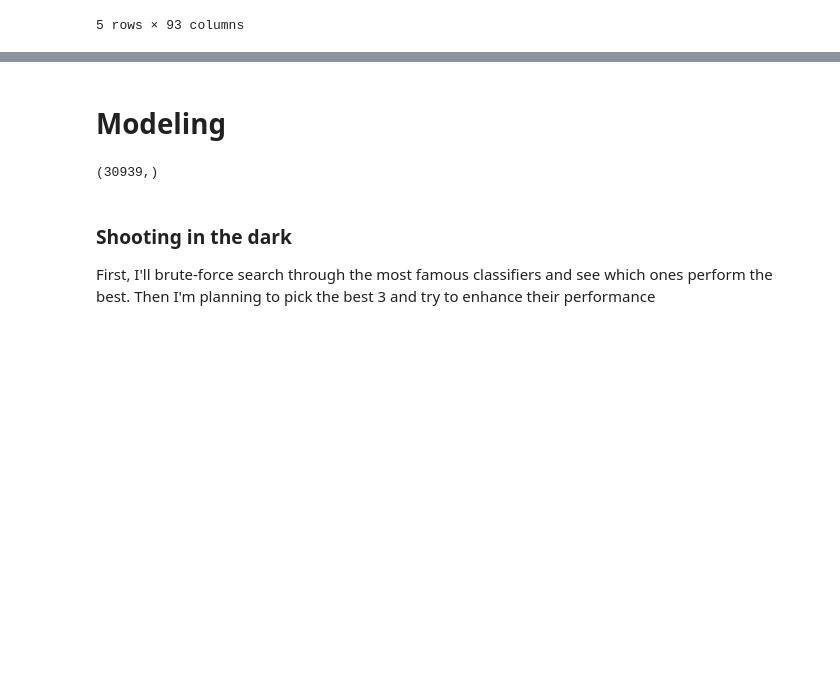
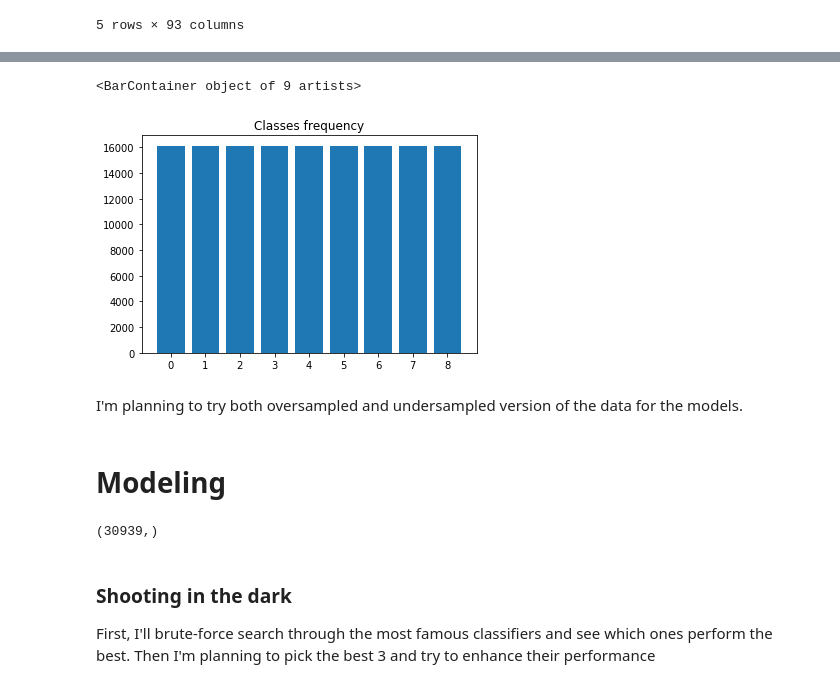
Before and after one commit to abdelrahmanYaseen/ML_HW2, a Jupyter notebook: Otto.ipynb, the cells around one changed output, grey strips where cells are left out. Drawn from its saved outputs; the diff is of its cells as text; code cells hidden in the pictures; blank space fills up the shorter version.

```diff
--- a/Otto.ipynb
+++ b/Otto.ipynb
@@ -48,3 +74,17 @@ X_scaled.head()
+# %%
+from imblearn.over_sampling import RandomOverSampler
+rus = RandomOverSampler(random_state=0)
+rus.fit(X_scaled, Y)
+X_oversampled, Y_oversampled = rus.fit_resample(X, Y)
+# %%
+plt.xticks(range(9))
+plt.title("Classes frequency")
+plt.bar(range(9),dict(Counter(Y_oversampled)).values())
+# %% [output]
+<BarContainer object of 9 artists>
+[figure, added]
+# %% [markdown]
+I'm planning to try both oversampled and undersampled version of the data for the models.
 # %% [markdown]
 # Modeling
 # %%
```
Also changed, not shown: parts of 11 cells of this notebook.
